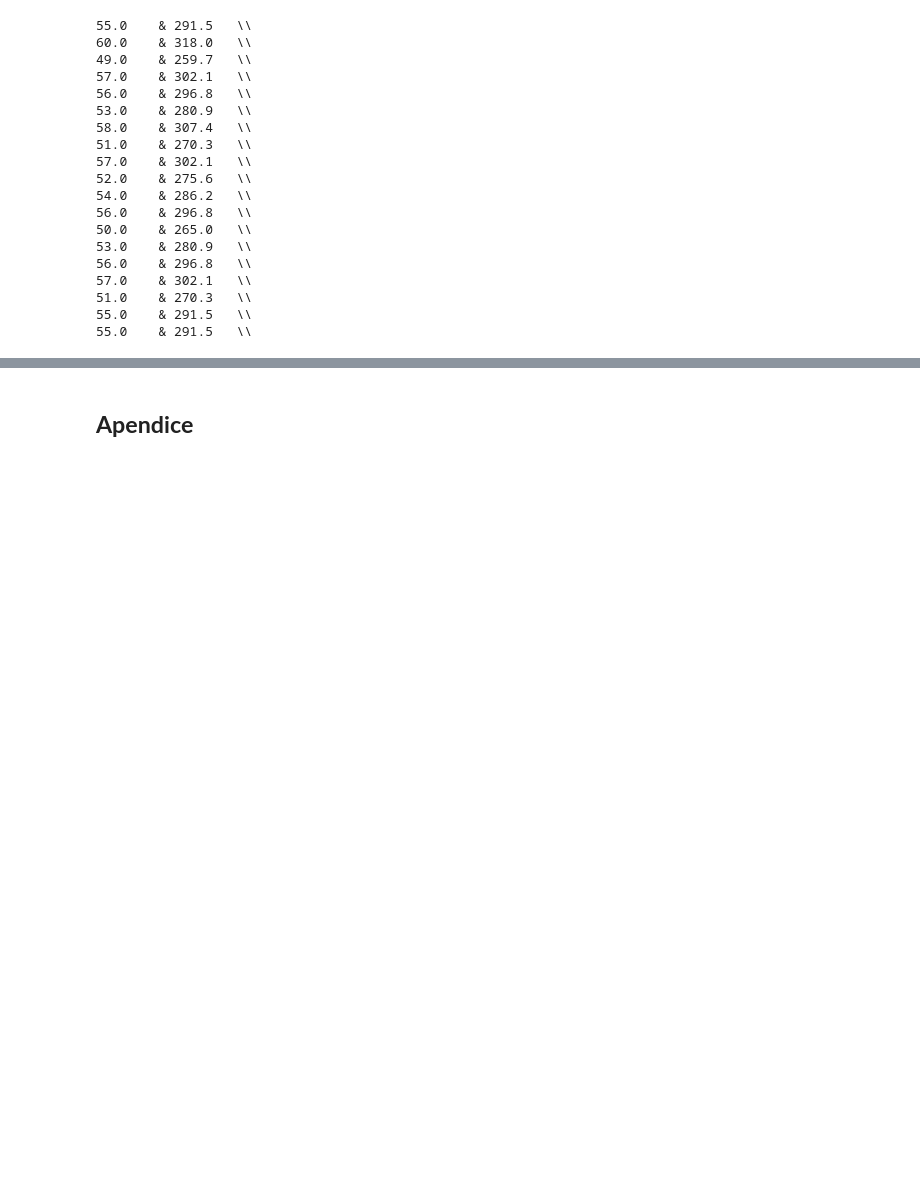
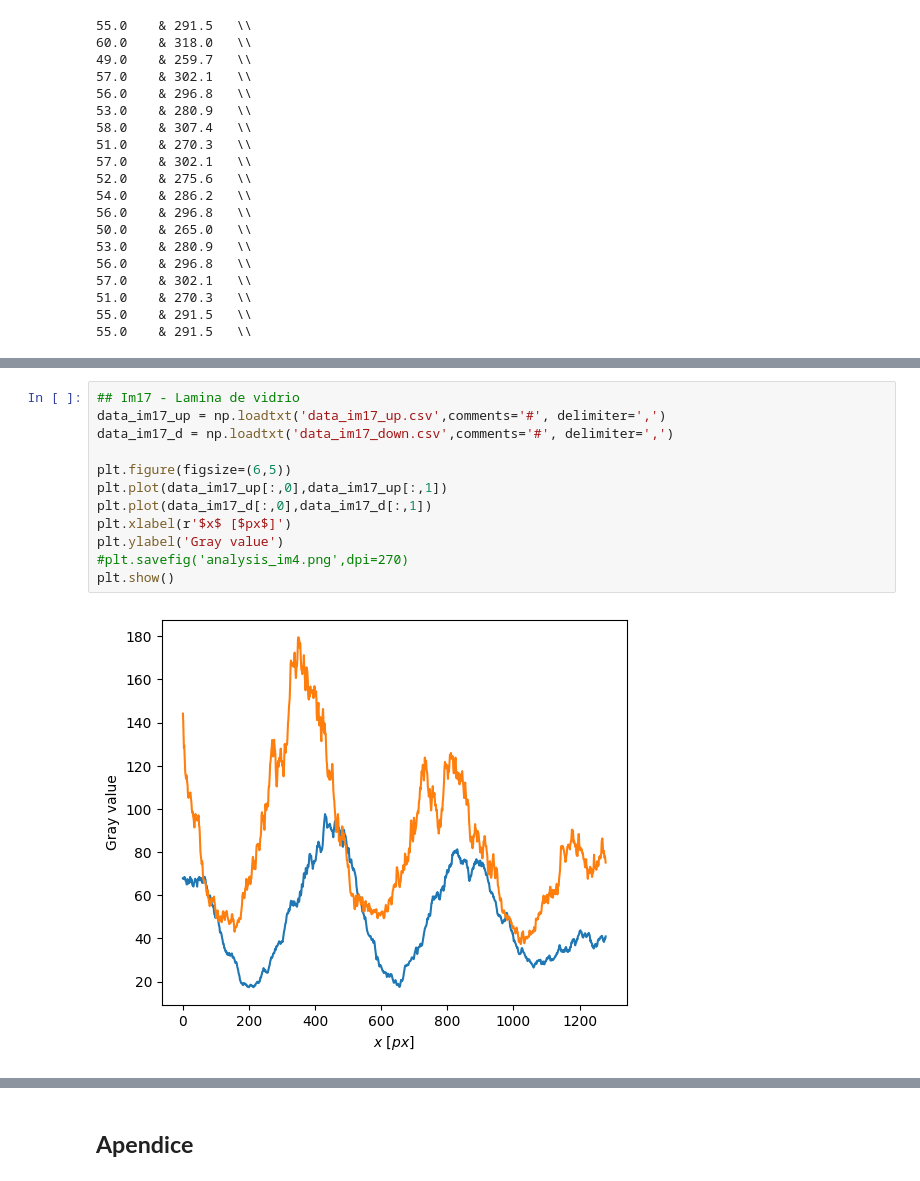
Before and after one commit to AndresGuarin/JupyterCodes, a Jupyter notebook: Advanced Lab/michelson.ipynb, the cells around one changed output, grey strips where cells are left out. Saved outputs shown, nothing was run; the diff lists cells and outputs as text; blank space fills up the shorter version.

```diff
--- a/Advanced Lab/michelson.ipynb
+++ b/Advanced Lab/michelson.ipynb
@@ -80,0 +223,14 @@ for i in range(len(xmax)-1):
+# %%
+## Im17 - Lamina de vidrio
+data_im17_up = np.loadtxt('data_im17_up.csv',comments='#', delimiter=',')
+data_im17_d = np.loadtxt('data_im17_down.csv',comments='#', delimiter=',')
+
+plt.figure(figsize=(6,5))
+plt.plot(data_im17_up[:,0],data_im17_up[:,1])
+plt.plot(data_im17_d[:,0],data_im17_d[:,1])
+plt.xlabel(r'$x$ [$px$]')
+plt.ylabel('Gray value')
+#plt.savefig('analysis_im4.png',dpi=270)
+plt.show()
+# %% [output]
+[figure, added]
```
Also changed, not shown: parts of 22 cells of this notebook, 8 other files.
